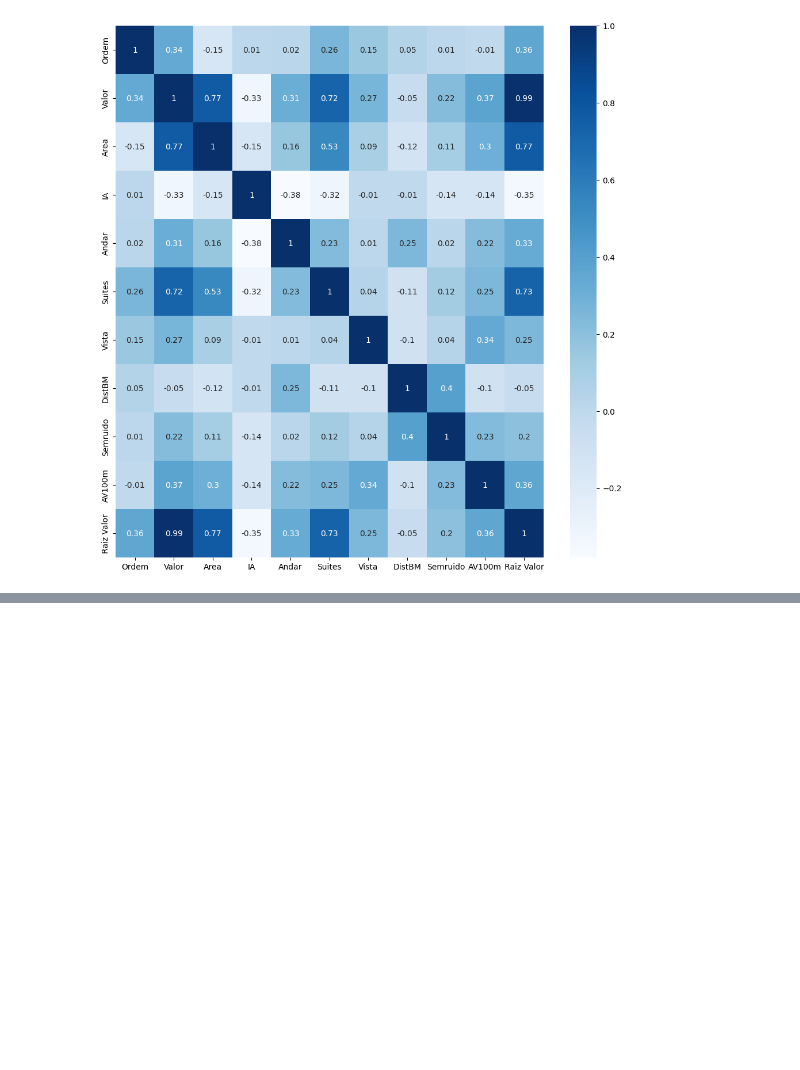
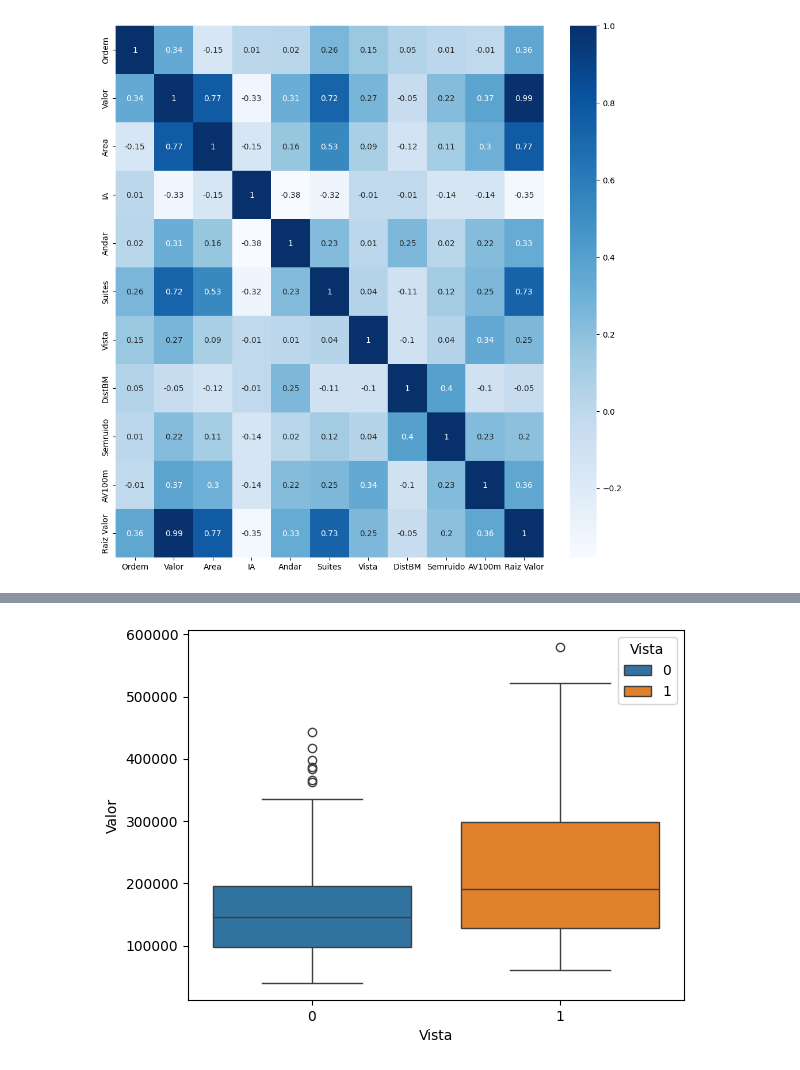
Before and after one commit to edupmon/fiap, a Jupyter notebook: pos-tech/data-analytics/fase-2/01-machine-learning-com-python/aula-4/avaliando-melhor-modelo-regressao.ipynb, the cells around one changed output, grey strips where cells are left out. Saved outputs shown, nothing was run; the diff lists cells and outputs as text; code cells hidden in the pictures; blank space fills up the shorter version.

```diff
--- a/pos-tech/data-analytics/fase-2/01-machine-learning-com-python/aula-4/avaliando-melhor-modelo-regressao.ipynb
+++ b/pos-tech/data-analytics/fase-2/01-machine-learning-com-python/aula-4/avaliando-melhor-modelo-regressao.ipynb
@@ -111,0 +126,5 @@ plt.show()
+# %%
+sns.boxplot(x='Vista', y='Valor', data=imoveis, hue='Vista')
+plt.show()
+# %% [output]
+[figure, added]
```
Also changed, not shown: parts of 5 cells of this notebook.
